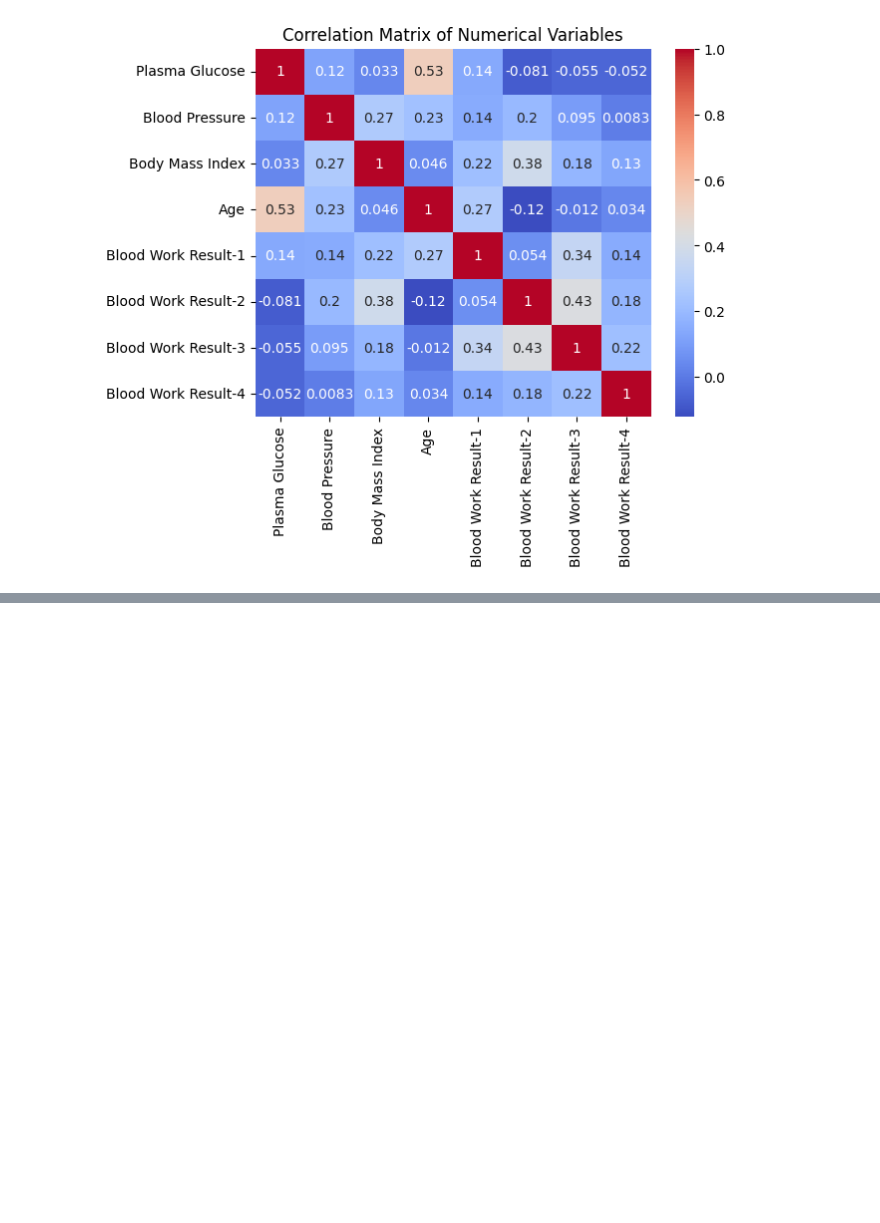
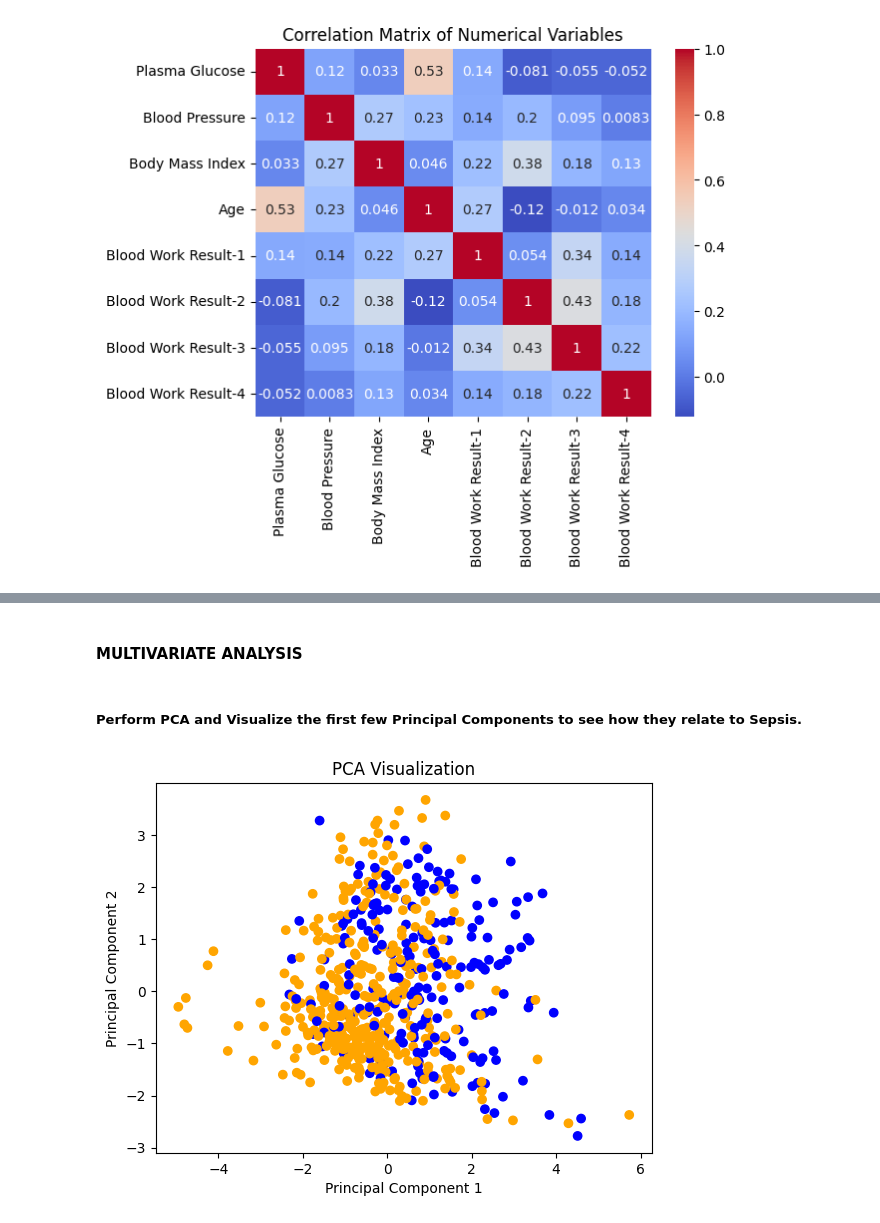
Before and after one commit to AndyMortey/Machine-Learning-API-Using-FastAPI-The-Sepsis-Case-Study, a Jupyter notebook: notebook.ipynb, the cells around one changed output, grey strips where cells are left out. Drawn from its saved outputs; the diff is of its cells as text; code cells hidden in the pictures; blank space fills up the shorter version.

```diff
--- a/notebook.ipynb
+++ b/notebook.ipynb
@@ -371,0 +404,33 @@ plt.show()
+# %% [markdown]
+#### MULTIVARIATE ANALYSIS
+# %% [markdown]
+##### Perform PCA and Visualize the first few Principal Components to see how they relate to Sepsis.
+# %%
+import matplotlib.pyplot as plt
+from sklearn.decomposition import PCA
+from sklearn.preprocessing import StandardScaler
+
+# Define predictor (X) and target (y) variables
+X = df.drop(['ID', 'Sepsis'], axis=1)
+y = df['Sepsis']
+
+# Standardize numerical variables
+scaler = StandardScaler()
+X_scaled = scaler.fit_transform(X)
+
+# Apply PCA
+pca = PCA(n_components=2)
+X_pca = pca.fit_transform(X_scaled)
+
+# Create a colormap for the 'Sepsis' categories
+color_map = {'Positive': 'blue', 'Negative': 'orange'}
+colors = [color_map[label] for label in y]
+
+# Visualize
+plt.scatter(X_pca[:, 0], X_pca[:, 1], c=colors)
+plt.xlabel('Principal Component 1')
+plt.ylabel('Principal Component 2')
+plt.title('PCA Visualization')
+plt.show()
+# %% [output]
+[figure, added]
```
Also changed, not shown: parts of 4 cells of this notebook.
